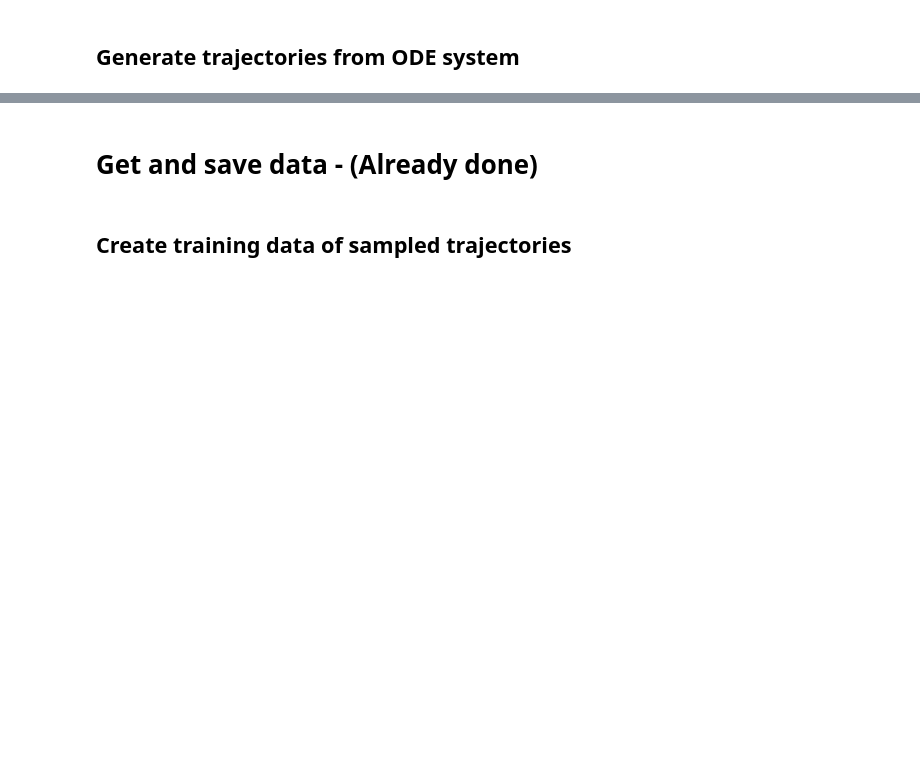
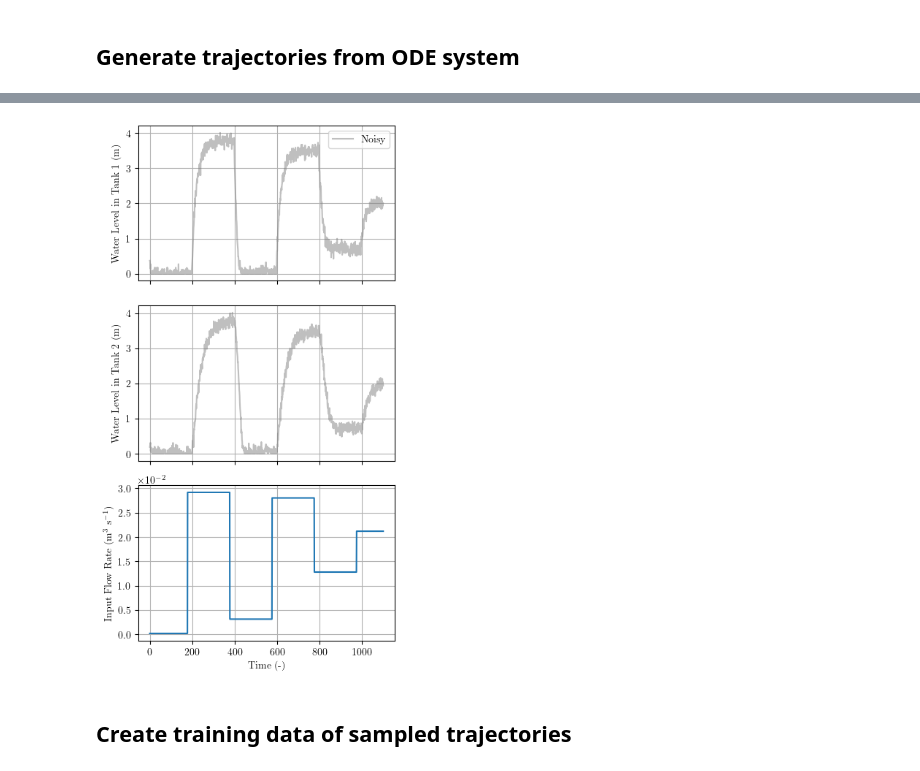
Before and after one commit to PatrikValabek/deep-koopman-with-time-delays, a Jupyter notebook: examples/delay_LSTM.ipynb, the cells around one changed output, grey strips where cells are left out. Saved outputs shown, nothing was run; the diff lists cells and outputs as text; code cells hidden in the pictures; blank space fills up the shorter version.

Commit message:
feat(all): updated results report and unified dataset loading

```diff
--- a/examples/delay_LSTM.ipynb
+++ b/examples/delay_LSTM.ipynb
@@ -65,2 +35,0 @@ scipy.io.savemat("data/stats_of_system.mat", modelSystem.stats)
-# %% [markdown]
-# Get and save data - (Already done)
@@ -88,2 +36,16 @@ with open("data/test_sim.pkl", "wb") as fp:
+# %%
+delay = 20
+n_samples = 20000
+# %%
+model, (train_data, dev_data, test_data) = simulate_two_tank(
+    n_samples, n_sequences=3, delay=delay, noise_variance=0.1, seed=seed
+)
+# %%
+fig = plot_results(
+    train_data["U"][:1100],
+    {"Noisy": train_data["Y"][:1100]},
+)
+# %% [output]
+[figure, added]
 # %% [markdown]
 ## Create training data of sampled trajectories
```
Also changed, not shown: parts of 29 cells of this notebook, 5 other files.
